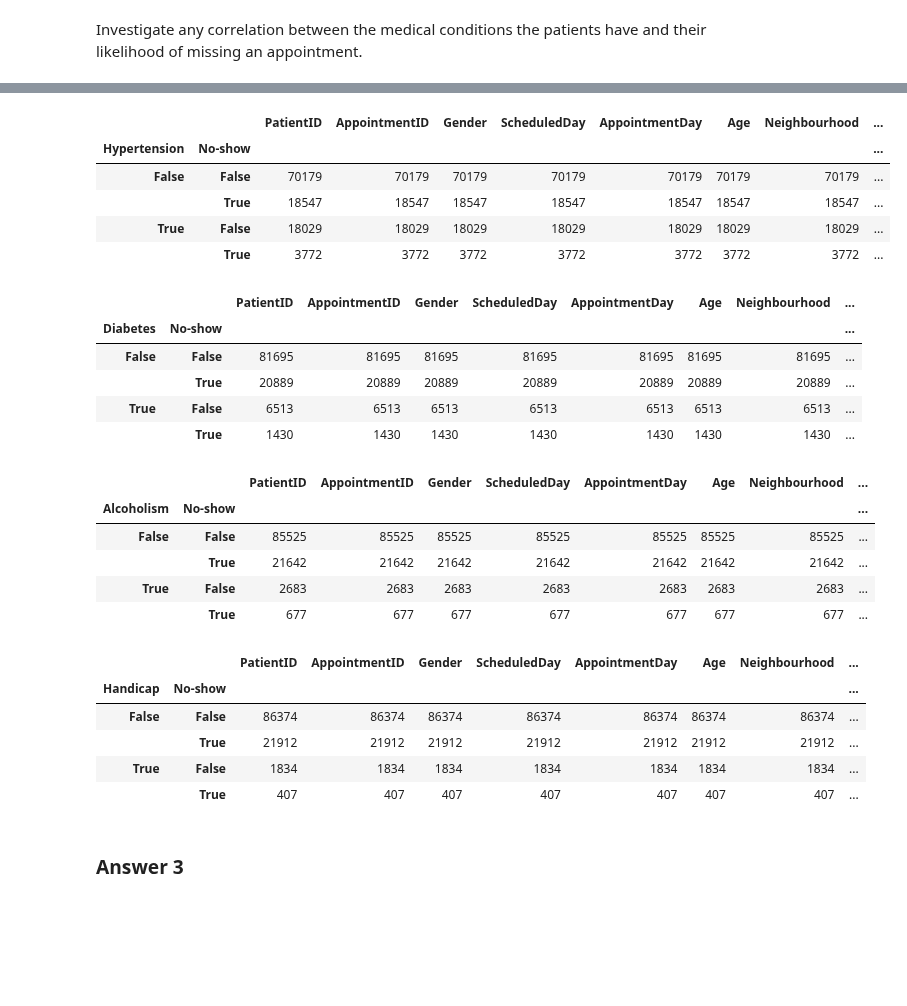
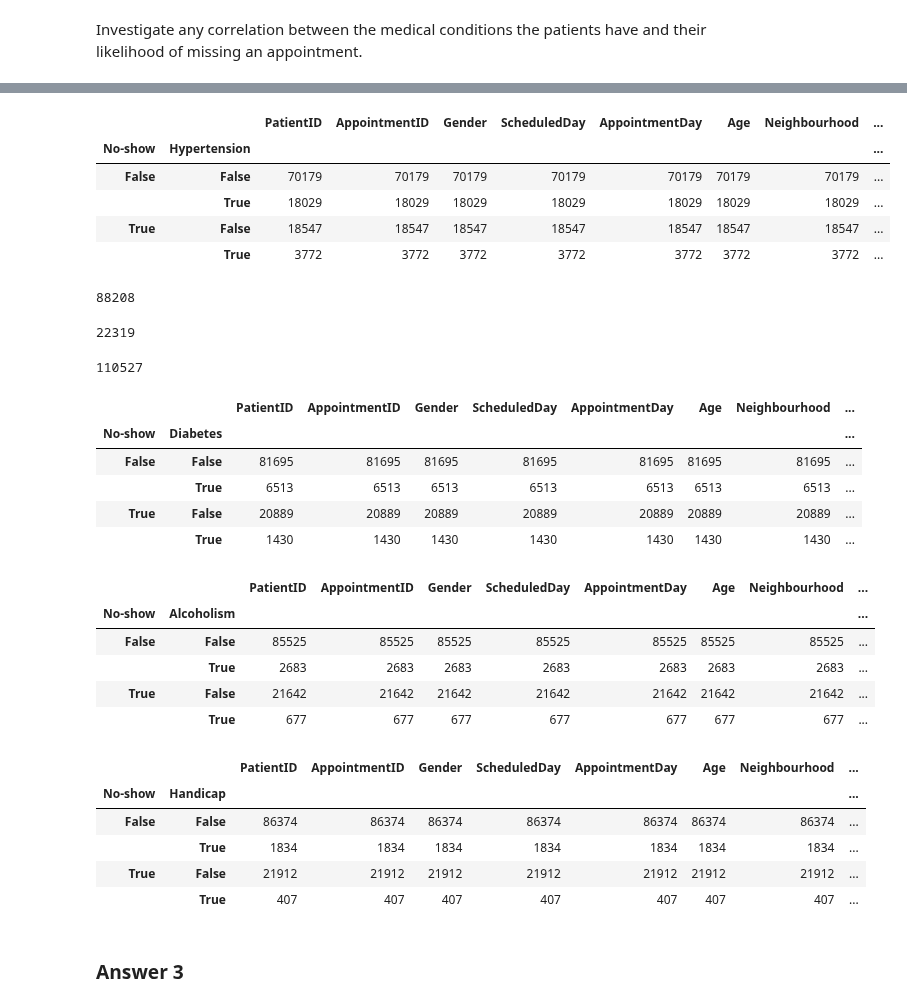
Before and after one commit to Zabamund/datasci-nano, a Jupyter notebook: inv-dataset/noshow.ipynb, the cells around one changed output, grey strips where cells are left out. Saved outputs shown, nothing was run; the diff lists cells and outputs as text; code cells hidden in the pictures; blank space fills up the shorter version.

```diff
--- a/inv-dataset/noshow.ipynb
+++ b/inv-dataset/noshow.ipynb
@@ -262,3 +270,7 @@ df_noshow.head()
 | 2 | 4.262962e+12 | 5642549 | F | 2016-04-29 16:19:04 | 2016-04-29 | 62 | MATA DA PRAIA | False | ... |
 | 3 | 8.679512e+11 | 5642828 | F | 2016-04-29 17:29:31 | 2016-04-29 | 8 | PONTAL DE CAMBURI | False | ... |
 | 4 | 8.841186e+12 | 5642494 | F | 2016-04-29 16:07:23 | 2016-04-29 | 56 | JARDIM DA PENHA | False | ... |
+# %%
+# 5. Add Boolean column for repeat patients
+df_noshow['repeat_patients'] = df_noshow.duplicated(subset='PatientID')
+df_noshow.head()
@@ -264,0 +284,4 @@ df_noshow.head()
+# %%
+# 6. Add Boolean column for patients missing more than one appointment
+df_noshow['repeat_noshows'] = df_noshow.duplicated(subset=['PatientID','No-show'])
+df_noshow.head()
@@ -596,47 +630,64 @@ df_noshow.head()
 | 4 | 8.841186e+12 | 5642494 | F | 2016-04-29 16:07:23 | 2016-04-29 | 56 | JARDIM DA PENHA | False | ... |
 # %%
 # get count of people with and without medical condition who missed their appointment
-count_hypertension = df_noshow.groupby(['Hypertension','No-show']).count()
+count_hypertension = df_noshow.groupby(['No-show','Hypertension']).count()
 count_hypertension
 # %% [output]
 |  |  | PatientID | AppointmentID | Gender | ScheduledDay | AppointmentDay | Age | Neighbourhood | ... |
-| Hypertension | No-show |  |  |  |  |  |  |  | ... |
+| No-show | Hypertension |  |  |  |  |  |  |  | ... |
 | False | False | 70179 | 70179 | 70179 | 70179 | 70179 | 70179 | 70179 | ... |
-|  | True | 18547 | 18547 | 18547 | 18547 | 18547 | 18547 | 18547 | ... |
-| True | False | 18029 | 18029 | 18029 | 18029 | 18029 | 18029 | 18029 | ... |
+|  | True | 18029 | 18029 | 18029 | 18029 | 18029 | 18029 | 18029 | ... |
+| True | False | 18547 | 18547 | 18547 | 18547 | 18547 | 18547 | 18547 | ... |
 |  | True | 3772 | 3772 | 3772 | 3772 | 3772 | 3772 | 3772 | ... |
+# %%
+# check that totals add up correctly - should equal 88208 (count of all False No-show)
+count_hypertension_false = count_hypertension['PatientID'][False][False] + count_hypertension['PatientID'][False][True]
+count_hypertension_false
+# %% [output]
+88208
+# %%
+# check that totals add up correctly - should equal 22319 (count of all True No-show)
+count_hypertension_true = count_hypertension['PatientID'][True][False] + count_hypertension['PatientID'][True][True]
+count_hypertension_true
+# %% [output]
+22319
+# %%
+# sum of check counts - should equal 110527
+count_hypertension_false + count_hypertension_true
+# %% [output]
+110527
 # %%
 # get count of people with and without medical condition who missed their appointment
-count_diabetes = df_noshow.groupby(['Diabetes','No-show']).count()
+count_diabetes = df_noshow.groupby(['No-show','Diabetes']).count()
 count_diabetes
 # %% [output]
 |  |  | PatientID | AppointmentID | Gender | ScheduledDay | AppointmentDay | Age | Neighbourhood | ... |
-| Diabetes | No-show |  |  |  |  |  |  |  | ... |
+| No-show | Diabetes |  |  |  |  |  |  |  | ... |
 | False | False | 81695 | 81695 | 81695 | 81695 | 81695 | 81695 | 81695 | ... |
-|  | True | 20889 | 20889 | 20889 | 20889 | 20889 | 20889 | 20889 | ... |
-| True | False | 6513 | 6513 | 6513 | 6513 | 6513 | 6513 | 6513 | ... |
+|  | True | 6513 | 6513 | 6513 | 6513 | 6513 | 6513 | 6513 | ... |
+| True | False | 20889 | 20889 | 20889 | 20889 | 20889 | 20889 | 20889 | ... |
 |  | True | 1430 | 1430 | 1430 | 1430 | 1430 | 1430 | 1430 | ... |
 # %%
 # get count of people with and without medical condition who missed their appointment
-count_alcoholism = df_noshow.groupby(['Alcoholism','No-show']).count()
+count_alcoholism = df_noshow.groupby(['No-show','Alcoholism']).count()
 count_alcoholism
 # %% [output]
 |  |  | PatientID | AppointmentID | Gender | ScheduledDay | AppointmentDay | Age | Neighbourhood | ... |
-| Alcoholism | No-show |  |  |  |  |  |  |  | ... |
+| No-show | Alcoholism |  |  |  |  |  |  |  | ... |
 | False | False | 85525 | 85525 | 85525 | 85525 | 85525 | 85525 | 85525 | ... |
-|  | True | 21642 | 21642 | 21642 | 21642 | 21642 | 21642 | 21642 | ... |
-| True | False | 2683 | 2683 | 2683 | 2683 | 2683 | 2683 | 2683 | ... |
+|  | True | 2683 | 2683 | 2683 | 2683 | 2683 | 2683 | 2683 | ... |
+| True | False | 21642 | 21642 | 21642 | 21642 | 21642 | 21642 | 21642 | ... |
 |  | True | 677 | 677 | 677 | 677 | 677 | 677 | 677 | ... |
 # %%
 # get count of people with and without medical condition who missed their appointment
-count_handicap = df_noshow.groupby(['Handicap','No-show']).count()
+count_handicap = df_noshow.groupby(['No-show','Handicap']).count()
 count_handicap
 # %% [output]
 |  |  | PatientID | AppointmentID | Gender | ScheduledDay | AppointmentDay | Age | Neighbourhood | ... |
-| Handicap | No-show |  |  |  |  |  |  |  | ... |
+| No-show | Handicap |  |  |  |  |  |  |  | ... |
 | False | False | 86374 | 86374 | 86374 | 86374 | 86374 | 86374 | 86374 | ... |
-|  | True | 21912 | 21912 | 21912 | 21912 | 21912 | 21912 | 21912 | ... |
-| True | False | 1834 | 1834 | 1834 | 1834 | 1834 | 1834 | 1834 | ... |
+|  | True | 1834 | 1834 | 1834 | 1834 | 1834 | 1834 | 1834 | ... |
+| True | False | 21912 | 21912 | 21912 | 21912 | 21912 | 21912 | 21912 | ... |
 |  | True | 407 | 407 | 407 | 407 | 407 | 407 | 407 | ... |
 # %%
 # then get proportions of each and plot eitehr as bar chart or perhaps as pie chart
```
Also changed, not shown: parts of 11 cells of this notebook.
